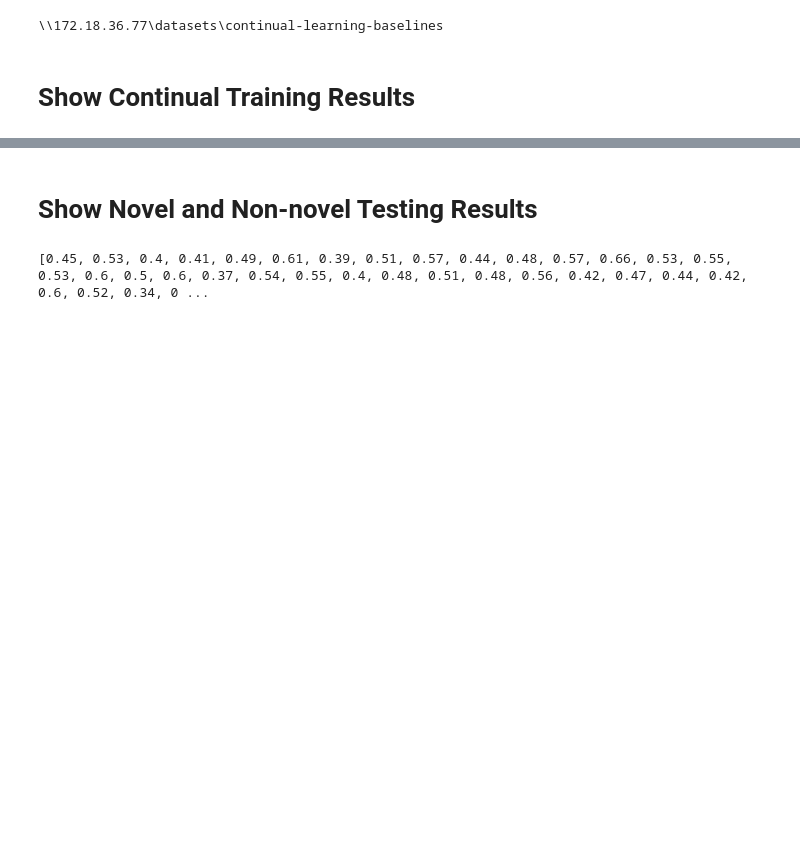
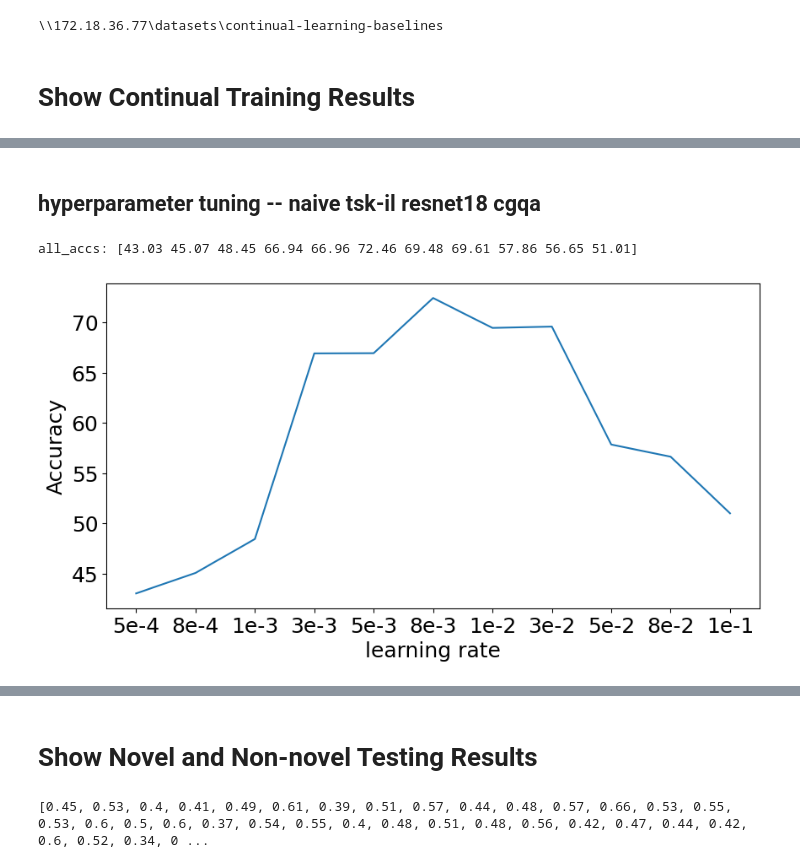
Before and after one commit to liaoweiduo/continual-learning-baselines, a Jupyter notebook: experiments/visualization.ipynb, the cells around one changed output, grey strips where cells are left out. Cells and saved outputs as stored; diff of their text form; code cells hidden in the pictures; blank space fills up the shorter version.

```diff
--- a/experiments/visualization.ipynb
+++ b/experiments/visualization.ipynb
@@ -65,0 +104,27 @@ all_accs: [0.0813 0.0815 0.083  0.0838 0.083  0.0831 0.0806 0.0814 0.0791 0.0774
+# %% [markdown]
+## hyperparameter tuning -- naive tsk-il resnet18 cgqa
+# %%
+exp_names = ['naive-tsk-lr0_0005', 'naive-tsk-lr0_0008', 'naive-tsk-lr0_001', 'naive-tsk-lr0_003', 'naive-tsk-lr0_005', 'naive-tsk-lr0_008', 'naive-tsk-lr0_01', 'naive-tsk-lr0_03', 'naive-tsk-lr0_05', 'naive-tsk-lr0_08', 'naive-tsk-lr0_1']
+dsp_names = ['5e-4', '8e-4', '1e-3', '3e-3', '5e-3', '8e-3', '1e-2', '3e-2', '5e-2', '8e-2', '1e-1']
+all_accs = np.array([np.mean(get_accs(exp_names[i])[-1]) for i in range(len(exp_names))])*100
+print('all_accs:', all_accs)
+
+collected_data = []
+collected_data.append(pd.DataFrame({'learning rate': dsp_names, 'Accuracy': all_accs}))
+
+collected_data = pd.concat(collected_data, ignore_index=True)
+
+# fig = px.line(collected_data, x="learning rate", y="Value", title='Acc')
+# fig.show()
+plt.figure(figsize=(10, 5))
+# sns.set_palette('Paired')
+matplotlib.rcParams.update({'font.size': 18})
+
+ax = sns.lineplot(x="learning rate", y="Accuracy", data=collected_data)
+# plt.legend(loc = 'upper left', bbox_to_anchor = (1, 1))
+
+fig = ax.get_figure()
+fig.savefig(os.path.join('D:', 'Downloads', 'Finetune-tsk-resnet18-cgqa-hyperparameter_tuning.png'), dpi = 400, bbox_inches='tight')
+# %% [output]
+all_accs: [43.03 45.07 48.45 66.94 66.96 72.46 69.48 69.61 57.86 56.65 51.01]
+[figure, added]
```
Also changed, not shown: parts of 26 cells of this notebook, 9 other files.
